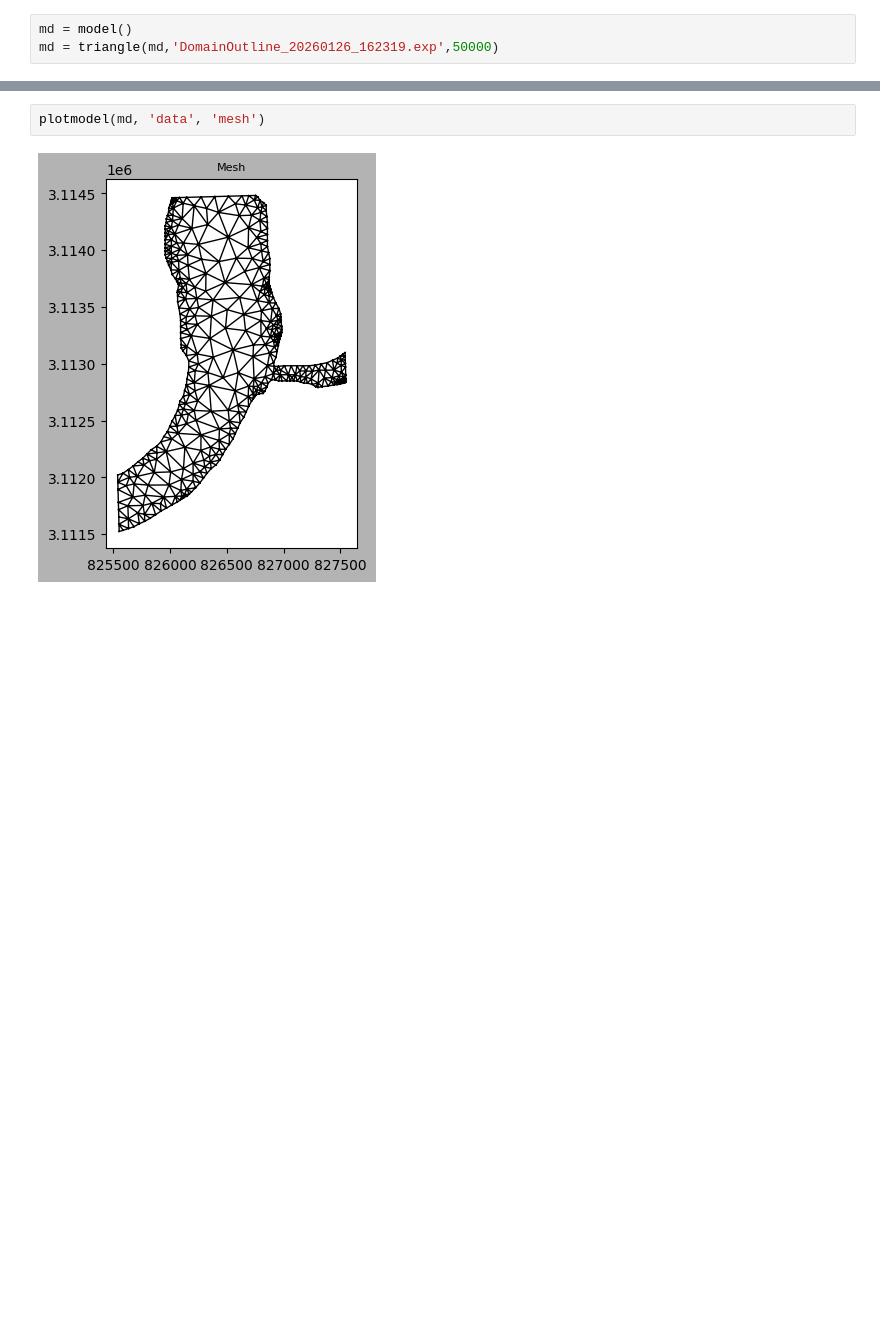
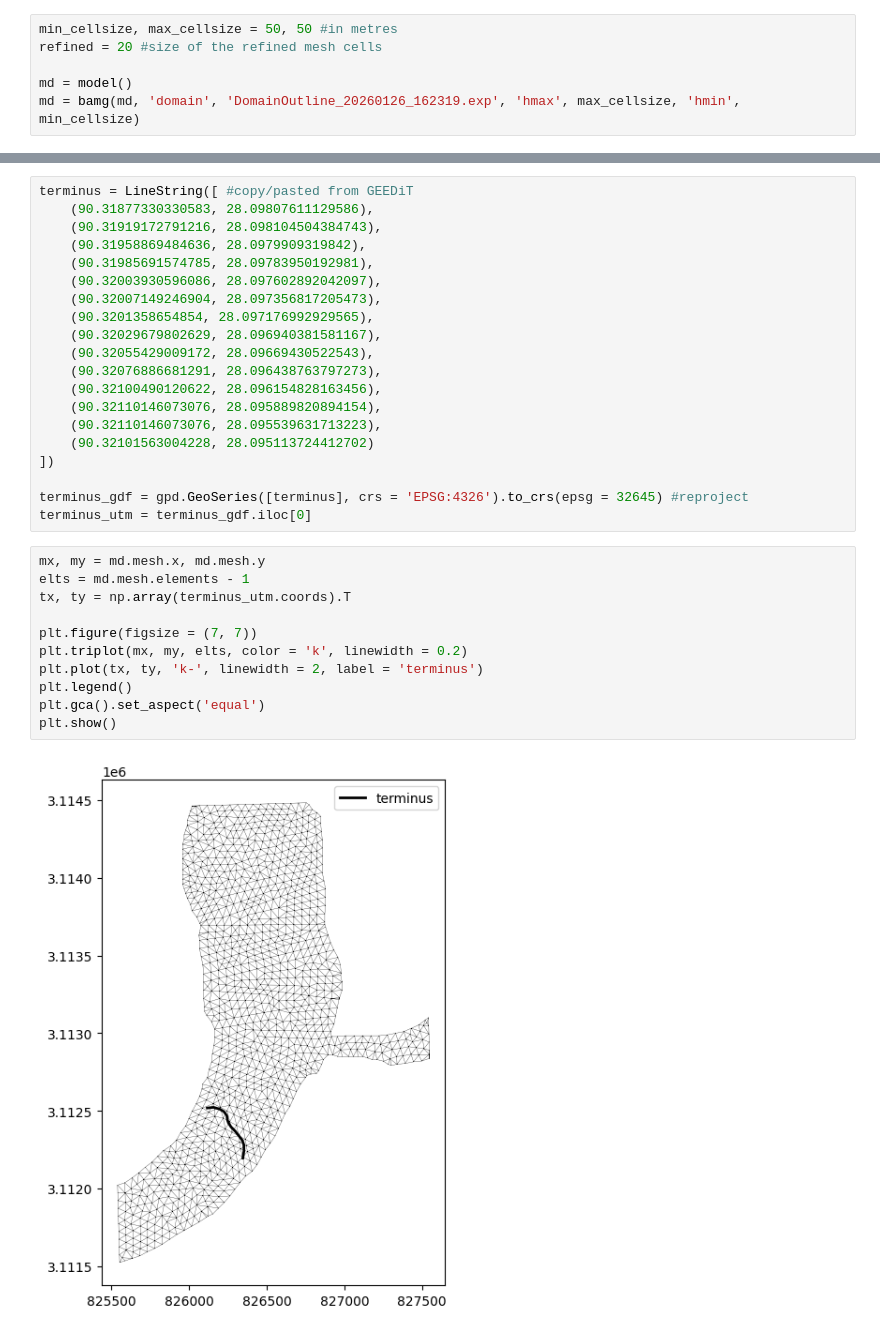
Before and after one commit to chrismiele/glimmer, a Jupyter notebook: issm/mesh_luggye.ipynb, the cells around one changed output, grey strips where cells are left out. Saved outputs shown, nothing was run; the diff lists cells and outputs as text; blank space fills up the shorter version.

```diff
--- a/issm/mesh_luggye.ipynb
+++ b/issm/mesh_luggye.ipynb
@@ -10,3 +33,6 @@ OSGeo/GDAL for Python not installed, overlay plots are not enabled
 # %%
+min_cellsize, max_cellsize = 50, 50 #in metres
+refined = 20 #size of the refined mesh cells
+
 md = model()
-md = triangle(md,'DomainOutline_20260126_162319.exp',50000)
+md = bamg(md, 'domain', 'DomainOutline_20260126_162319.exp', 'hmax', max_cellsize, 'hmin', min_cellsize)
@@ -13,4 +43,33 @@ md = triangle(md,'DomainOutline_20260126_162319.exp',50000)
+# %%
+terminus = LineString([ #copy/pasted from GEEDiT
+    (90.31877330330583, 28.09807611129586),
+    (90.31919172791216, 28.098104504384743),
+    (90.31958869484636, 28.0979909319842),
+    (90.31985691574785, 28.09783950192981),
+    (90.32003930596086, 28.097602892042097),
+    (90.32007149246904, 28.097356817205473),
+    (90.3201358654854, 28.097176992929565),
+    (90.32029679802629, 28.096940381581167),
+    (90.32055429009172, 28.09669430522543),
+    (90.32076886681291, 28.096438763797273),
+    (90.32100490120622, 28.096154828163456),
+    (90.32110146073076, 28.095889820894154),
+    (90.32110146073076, 28.095539631713223),
+    (90.32101563004228, 28.095113724412702)
+])
+
+terminus_gdf = gpd.GeoSeries([terminus], crs = 'EPSG:4326').to_crs(epsg = 32645) #reproject
+terminus_utm = terminus_gdf.iloc[0]
 # %%
-plotmodel(md, 'data', 'mesh')
+mx, my = md.mesh.x, md.mesh.y
+elts = md.mesh.elements - 1
+tx, ty = np.array(terminus_utm.coords).T
+
+plt.figure(figsize = (7, 7))
+plt.triplot(mx, my, elts, color = 'k', linewidth = 0.2)
+plt.plot(tx, ty, 'k-', linewidth = 2, label = 'terminus')
+plt.legend()
+plt.gca().set_aspect('equal')
+plt.show()
 # %% [output]
-[figure, old version]
+[figure, new version]
```
Also changed, not shown: parts of 11 cells of this notebook.
